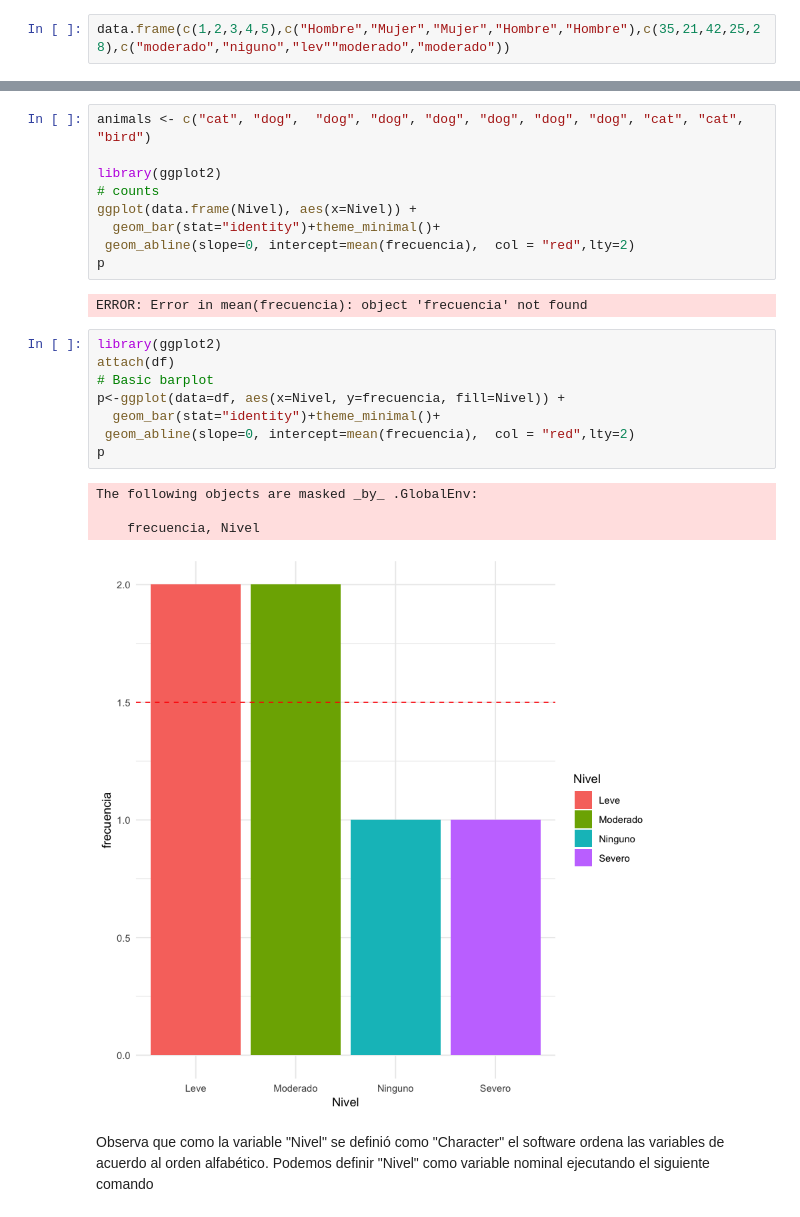
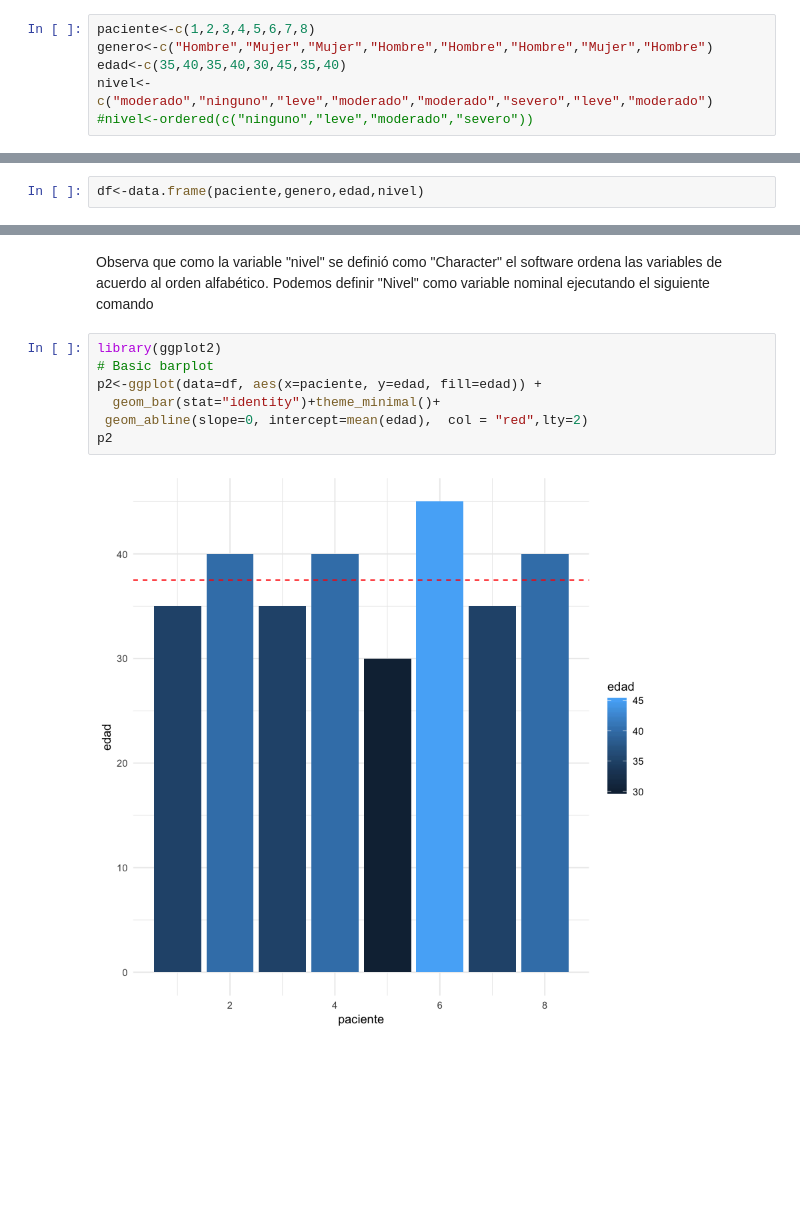
Before and after one commit to FerminAcosta/Propedeutico-R, a Jupyter notebook: Practica 1.ipynb, the cells around one changed output, grey strips where cells are left out. Cells and saved outputs as stored; diff of their text form; blank space fills up the shorter version.

Commit message:
practica con histogramas

```diff
--- a/Practica 1.ipynb
+++ b/Practica 1.ipynb
@@ -165,2 +165,6 @@ La desviación estándar la raiz cuadrada de la varianza y mide cuánto se disp
 # %%
-data.frame(c(1,2,3,4,5),c("Hombre","Mujer","Mujer","Hombre","Hombre"),c(35,21,42,25,28),c("moderado","niguno","lev""moderado","moderado"))
+paciente<-c(1,2,3,4,5,6,7,8)
+genero<-c("Hombre","Mujer","Mujer","Hombre","Hombre","Hombre","Mujer","Hombre")
+edad<-c(35,40,35,40,30,45,35,40)
+nivel<-c("moderado","ninguno","leve","moderado","moderado","severo","leve","moderado")
+#nivel<-ordered(c("ninguno","leve","moderado","severo"))
@@ -178,0 +175,2 @@ ERROR: Error in hist.default(Nivel): 'x' must be numeric
+# %%
+df<-data.frame(paciente,genero,edad,nivel)
@@ -179,27 +209,12 @@ ERROR: Error in hist.default(Nivel): 'x' must be numeric
+# %% [markdown]
+Observa que como la variable "nivel" se definió como "Character" el software ordena las variables de acuerdo al orden alfabético.
+Podemos definir "Nivel" como variable nominal ejecutando el siguiente comando
 # %%
-animals <- c("cat", "dog",  "dog", "dog", "dog", "dog", "dog", "dog", "cat", "cat", "bird")
-
 library(ggplot2)
-# counts
-ggplot(data.frame(Nivel), aes(x=Nivel)) +
+# Basic barplot
+p2<-ggplot(data=df, aes(x=paciente, y=edad, fill=edad)) +
   geom_bar(stat="identity")+theme_minimal()+
- geom_abline(slope=0, intercept=mean(frecuencia),  col = "red",lty=2)
-p
+ geom_abline(slope=0, intercept=mean(edad),  col = "red",lty=2)
+p2
 # %% [output]
-ERROR: Error in mean(frecuencia): object 'frecuencia' not found
+[figure, added]
-# %%
-library(ggplot2)
-attach(df)
-# Basic barplot
-p<-ggplot(data=df, aes(x=Nivel, y=frecuencia, fill=Nivel)) +
-  geom_bar(stat="identity")+theme_minimal()+
- geom_abline(slope=0, intercept=mean(frecuencia),  col = "red",lty=2)
-p
-# %% [output]
-The following objects are masked _by_ .GlobalEnv:
-
-    frecuencia, Nivel
-[figure, removed]
-# %% [markdown]
-Observa que como la variable "Nivel" se definió como "Character" el software ordena las variables de acuerdo al orden alfabético.
-Podemos definir "Nivel" como variable nominal ejecutando el siguiente comando
```
Also changed, not shown: parts of 13 cells of this notebook, 1 other file.
